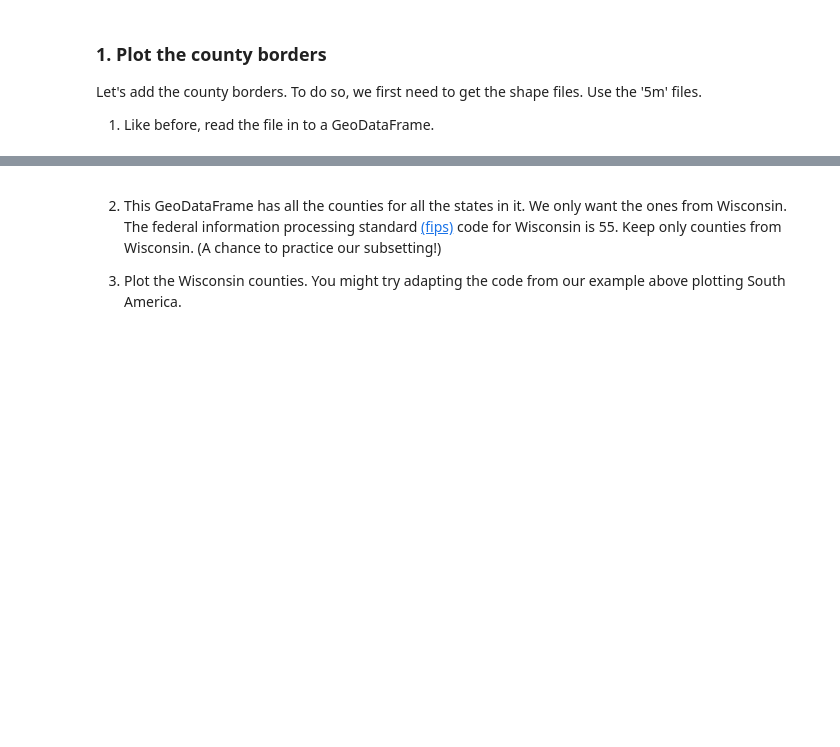
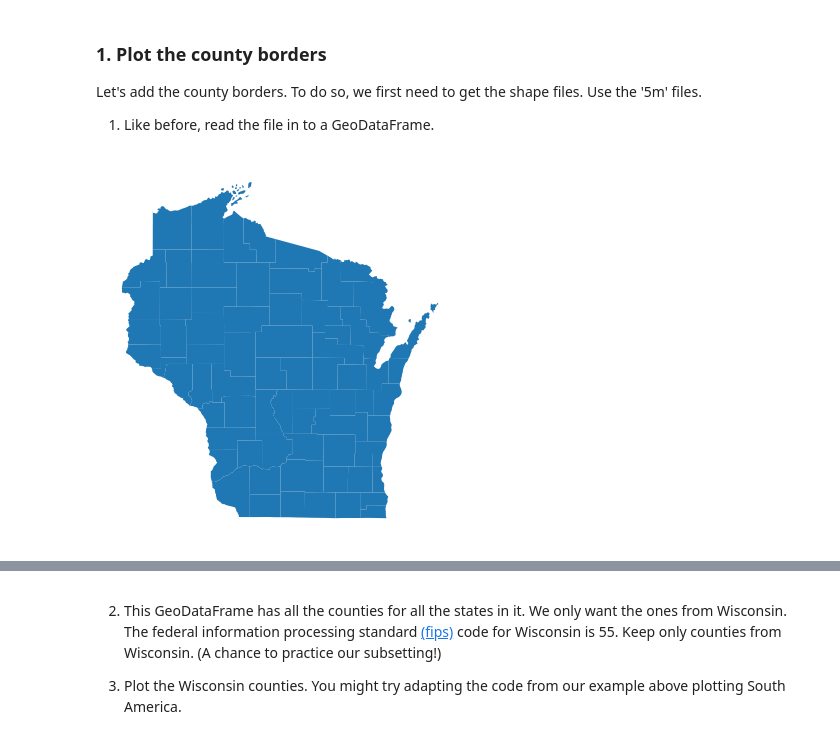
Before and after one commit to messymoose/ECON570, a Jupyter notebook: Lectures/10_9_maps.ipynb, the cells around one changed output, grey strips where cells are left out. Saved outputs shown, nothing was run; the diff lists cells and outputs as text; code cells hidden in the pictures; blank space fills up the shorter version.

```diff
--- a/Lectures/10_9_maps.ipynb
+++ b/Lectures/10_9_maps.ipynb
@@ -269,3 +269,14 @@ Again, either leave the file zipped, or unzip it and keep all the files in the f
 Let's add the county borders. To do so, we first need to get the shape files. Use the '5m' files.
 
 1. Like before, read the file in to a GeoDataFrame.
+# %%
+wisc = geopandas.read_file('/Users/jackson/Documents/ECON570/data/cb_2021_us_all_5m/cb_2021_us_county_5m.zip')
+wisc = wisc[wisc['STATEFP'] == '55']  # Keep only Wisconsin counties (FIPS code 55)
+
+
+wisc.plot()
+plt.axis('off')
+
+plt.show()
+# %% [output]
+[figure, added]
```
Also changed, not shown: parts of 2 cells of this notebook, 16 other files.
